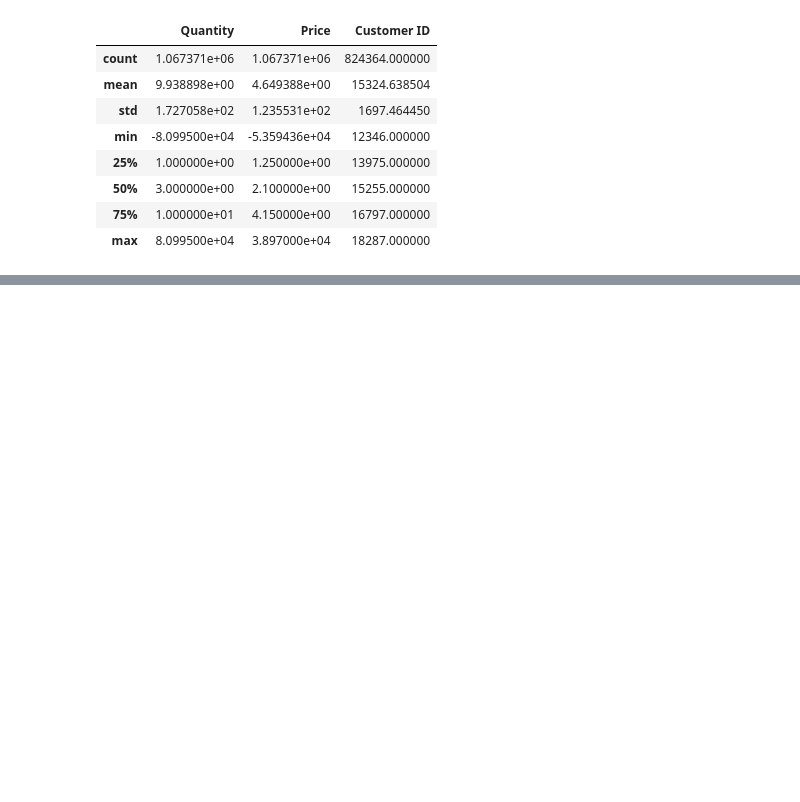
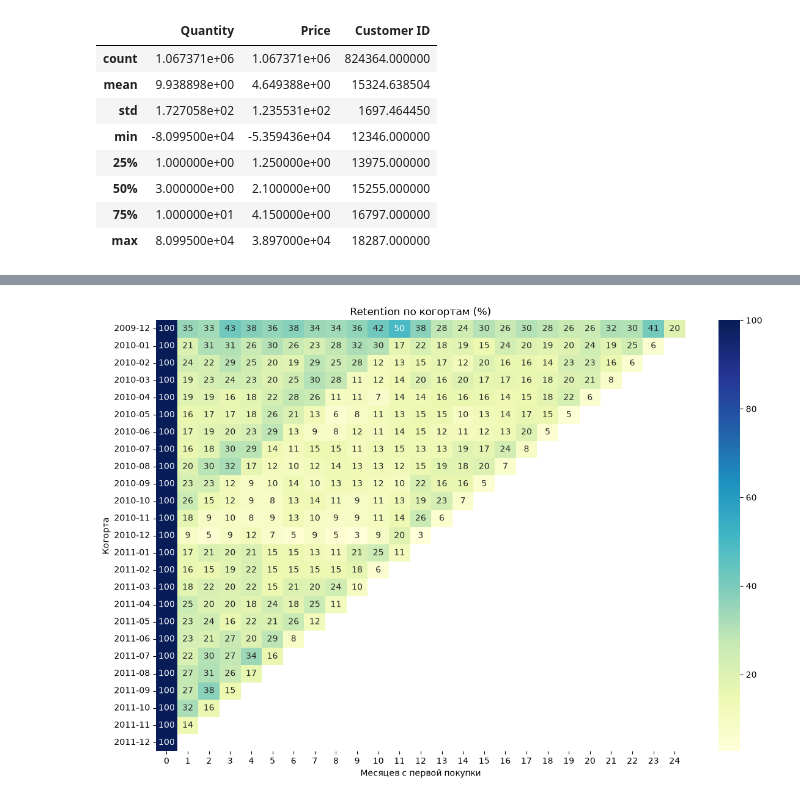
Before and after one commit to RafaelloidArsen/A-B_test_projects, a Jupyter notebook: Project_2/notebooks/online_retail.ipynb, the cells around one changed output, grey strips where cells are left out. Drawn from its saved outputs; the diff is of its cells as text; code cells hidden in the pictures; blank space fills up the shorter version.

```diff
--- a/Project_2/notebooks/online_retail.ipynb
+++ b/Project_2/notebooks/online_retail.ipynb
@@ -205,0 +129,9 @@ Germany:   среднее=3.83, 95% ДИ=(3.6, 4.07)
+# %%
+df_cohort = clean.groupby('Customer ID').agg(cohort_month=('purchase_month', 'min'))
+clean = pd.merge(clean, df_cohort, on='Customer ID', how='left')
+clean['cohort_index'] = ((clean['purchase_month'].dt.year - clean['cohort_month'].dt.year) * 12
+                         + (clean['purchase_month'].dt.month - clean['cohort_month'].dt.month))
+
+pivot = clean.groupby(['cohort_month', 'cohort_index'])['Customer ID'].nunique().unstack()
+retention = round(pivot.divide(pivot[0], axis=0) * 100, 2)
+print(retention.iloc[:10, :6])
@@ -205,0 +151,10 @@ Germany:   среднее=3.83, 95% ДИ=(3.6, 4.07)
+# %%
+plt.figure(figsize=(12, 8))
+sns.heatmap(retention, annot=True, fmt='.0f', cmap='YlGnBu')
+plt.title('Retention по когортам (%)')
+plt.xlabel('Месяцев с первой покупки')
+plt.ylabel('Когорта')
+plt.tight_layout()
+plt.show()
+# %% [output]
+[figure, added]
```
Also changed, not shown: parts of 42 cells of this notebook.
